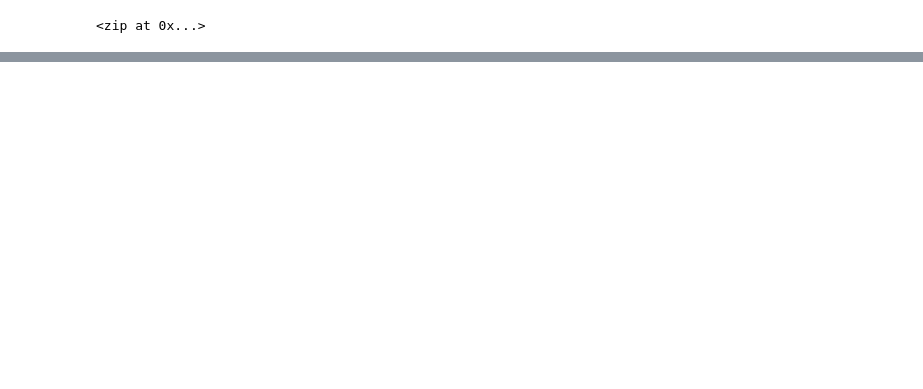
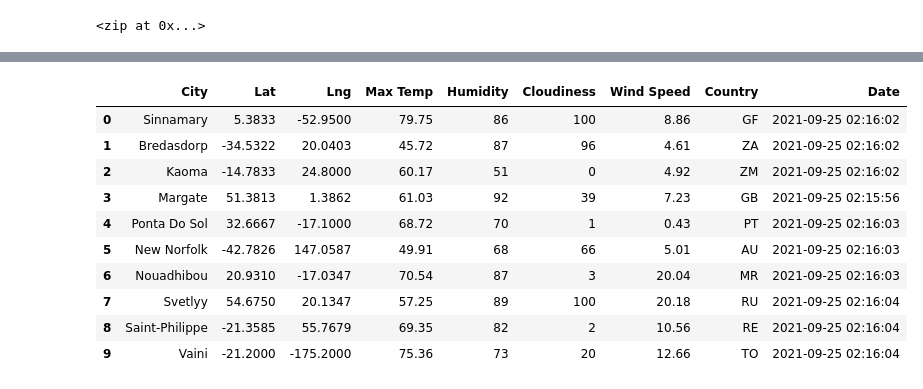
Before and after one commit to SYDsCorner/World_Weather_Analysis, a Jupyter notebook: WeatherPy.ipynb, the cells around one changed output, grey strips where cells are left out. Saved outputs shown, nothing was run; the diff lists cells and outputs as text; code cells hidden in the pictures; blank space fills up the shorter version.

Commit message:
Create a DataFrame of City Weather Data

```diff
--- a/WeatherPy.ipynb
+++ b/WeatherPy.ipynb
@@ -33,0 +43,3 @@ print(len(cities))
+# %%
+# Starting URL for Weather Map API Call.
+url = "http://api.openweathermap.org/data/2.5/weather?units=Imperial&APPID=" + weather_api_key
@@ -33,0 +127,16 @@ print(len(cities))
+# %%
+# Convert the array of dictionaries to a Pandas DataFrame.
+city_data_df = pd.DataFrame(city_data)
+city_data_df.head(10)
+# %% [output]
+|  | City | Lat | Lng | Max Temp | Humidity | Cloudiness | Wind Speed | Country | Date |
+| 0 | Sinnamary | 5.3833 | -52.9500 | 79.75 | 86 | 100 | 8.86 | GF | 2021-09-25 02:16:02 |
+| 1 | Bredasdorp | -34.5322 | 20.0403 | 45.72 | 87 | 96 | 4.61 | ZA | 2021-09-25 02:16:02 |
+| 2 | Kaoma | -14.7833 | 24.8000 | 60.17 | 51 | 0 | 4.92 | ZM | 2021-09-25 02:16:02 |
+| 3 | Margate | 51.3813 | 1.3862 | 61.03 | 92 | 39 | 7.23 | GB | 2021-09-25 02:15:56 |
+| 4 | Ponta Do Sol | 32.6667 | -17.1000 | 68.72 | 70 | 1 | 0.43 | PT | 2021-09-25 02:16:03 |
+| 5 | New Norfolk | -42.7826 | 147.0587 | 49.91 | 68 | 66 | 5.01 | AU | 2021-09-25 02:16:03 |
+| 6 | Nouadhibou | 20.9310 | -17.0347 | 70.54 | 87 | 3 | 20.04 | MR | 2021-09-25 02:16:03 |
+| 7 | Svetlyy | 54.6750 | 20.1347 | 57.25 | 89 | 100 | 20.18 | RU | 2021-09-25 02:16:04 |
+| 8 | Saint-Philippe | -21.3585 | 55.7679 | 69.35 | 82 | 2 | 10.56 | RE | 2021-09-25 02:16:04 |
+| 9 | Vaini | -21.2000 | -175.2000 | 75.36 | 73 | 20 | 12.66 | TO | 2021-09-25 02:16:04 |
```
Also changed, not shown: parts of 8 cells of this notebook, 2 other files.
